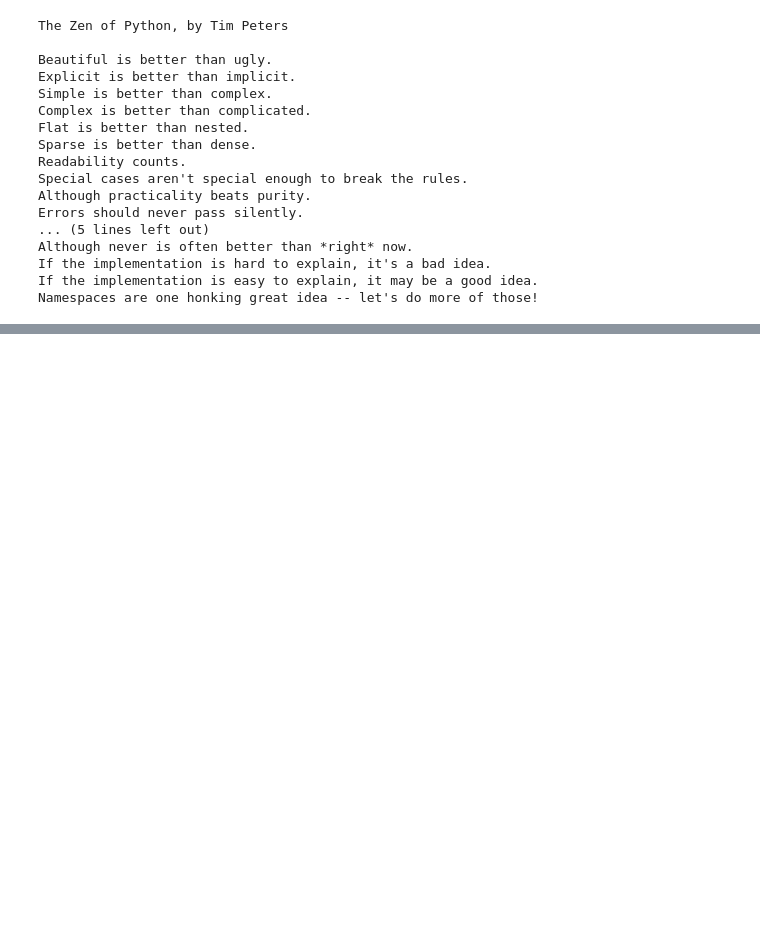
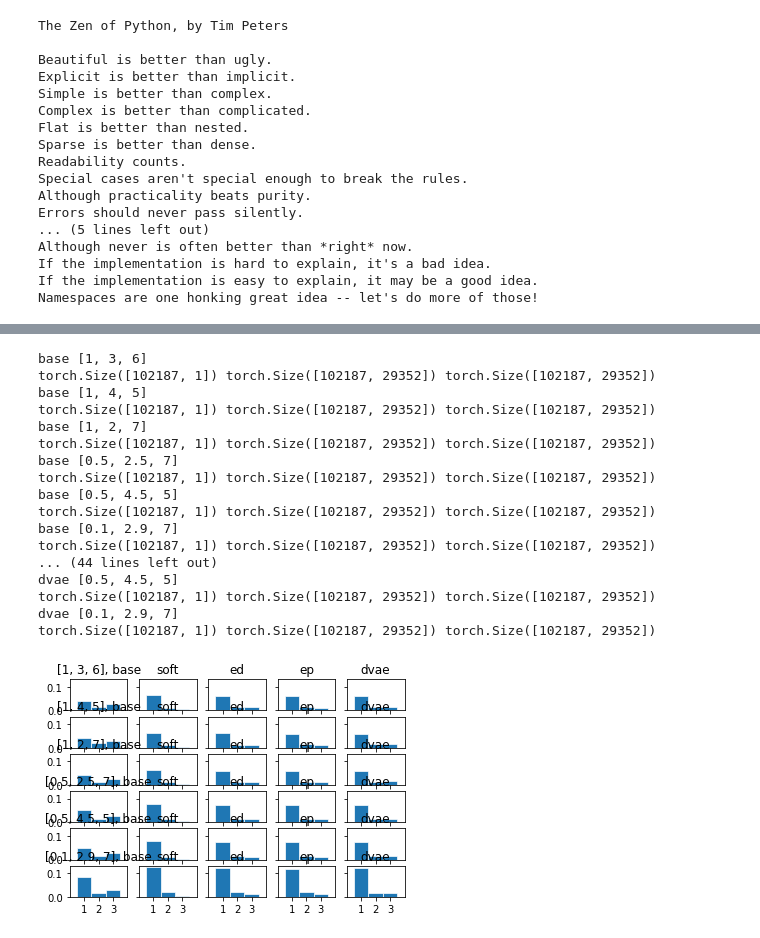
Before and after one commit to Furyton/CSRec, a Jupyter notebook: examine_pop_bias.ipynb, the cells around one changed output, grey strips where cells are left out. Saved outputs shown, nothing was run; the diff lists cells and outputs as text; code cells hidden in the pictures; blank space fills up the shorter version.

```diff
--- a/examine_pop_bias.ipynb
+++ b/examine_pop_bias.ipynb
@@ -103,7 +105,7 @@ def calc_metrics(model):
     label_list = []
     answer_list = []
 
-    for batch in tqdm(test_loader):
+    for batch in test_loader:
         scores, label, answer = _calculate_batch(batch, model)
         score_list.append(scores)
         label_list.append(label)
@@ -116,0 +167,62 @@ def calc_metrics(model):
+# %%
+def ff(proportion_candidates=[[0.5, 3.5, 6]], interested_metrics='Recall@5'):
+    figs, axs = plt.subplots(len(proportion_candidates), 5, sharey=True)
+
+    for j, (n, p) in enumerate(path_dict.items()):
+        model = generate_model(args, args.model_code, dataset, 'cpu')
+        load_state_from_given_path(model, p, 'cpu', must_exist=True)
+
+        score, label, answer = calc_metrics(model)
+
+        for i, pr in enumerate(proportion_candidates):
+            print(n, pr)
+            print(answer.size(), score.size(), label.size())
+            m = calculate(answer, score, label, build_intervals(pr), interested_metrics=interested_metrics)
+
+            if len(proportion_candidates) != 1:
+                axs[i, j].bar([1, 2, 3], m, width=1, edgecolor='white', linewidth=0.7)
+                axs[i, j].set(xlim=(0, 4), xticks=[1, 2, 3])
+
+                if j == 0:
+                    axs[i, j].set_title(f'{pr}, {n}')
+                else:
+                    axs[i, j].set_title(f'{n}')
+            else:
+                axs[j].bar([1, 2, 3], m, width=1, edgecolor='white', linewidth=0.7)
+                axs[j].set(xlim=(0, 4), xticks=[1, 2, 3])
+
+                if j == 0:
+                    axs[j].set_title(f'{pr}, {n}')
+                else:
+                    axs[j].set_title(f'{n}')
+
+            print(m)
+
+        del score, label, answer
+        gc.collect()
+        torch.cuda.empty_cache()
+
+    plt.show()
+# %%
+candidate_partition = [[1, 3, 6], [1, 4, 5], [1, 2, 7], [0.5, 2.5, 7], [0.5, 4.5, 5], [0.1, 2.9, 7]]
+# %%
+ff(candidate_partition)
+# %% [output]
+base [1, 3, 6]
+torch.Size([102187, 1]) torch.Size([102187, 29352]) torch.Size([102187, 29352])
+base [1, 4, 5]
+torch.Size([102187, 1]) torch.Size([102187, 29352]) torch.Size([102187, 29352])
+base [1, 2, 7]
+torch.Size([102187, 1]) torch.Size([102187, 29352]) torch.Size([102187, 29352])
+base [0.5, 2.5, 7]
+torch.Size([102187, 1]) torch.Size([102187, 29352]) torch.Size([102187, 29352])
+base [0.5, 4.5, 5]
+torch.Size([102187, 1]) torch.Size([102187, 29352]) torch.Size([102187, 29352])
+base [0.1, 2.9, 7]
+torch.Size([102187, 1]) torch.Size([102187, 29352]) torch.Size([102187, 29352])
+... (44 lines left out)
+dvae [0.5, 4.5, 5]
+torch.Size([102187, 1]) torch.Size([102187, 29352]) torch.Size([102187, 29352])
+dvae [0.1, 2.9, 7]
+torch.Size([102187, 1]) torch.Size([102187, 29352]) torch.Size([102187, 29352])
+[figure, added]
```
Also changed, not shown: parts of 20 cells of this notebook.
